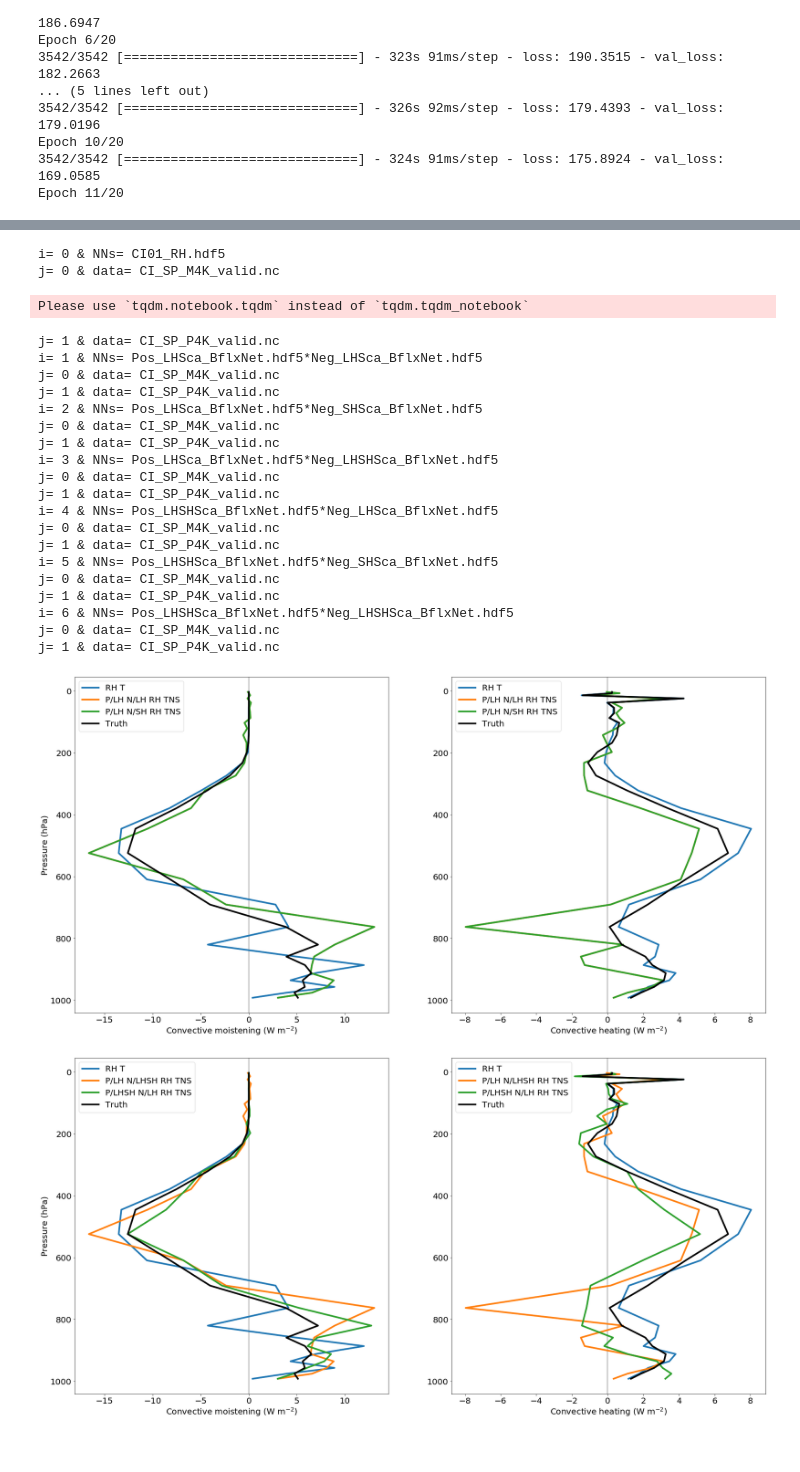
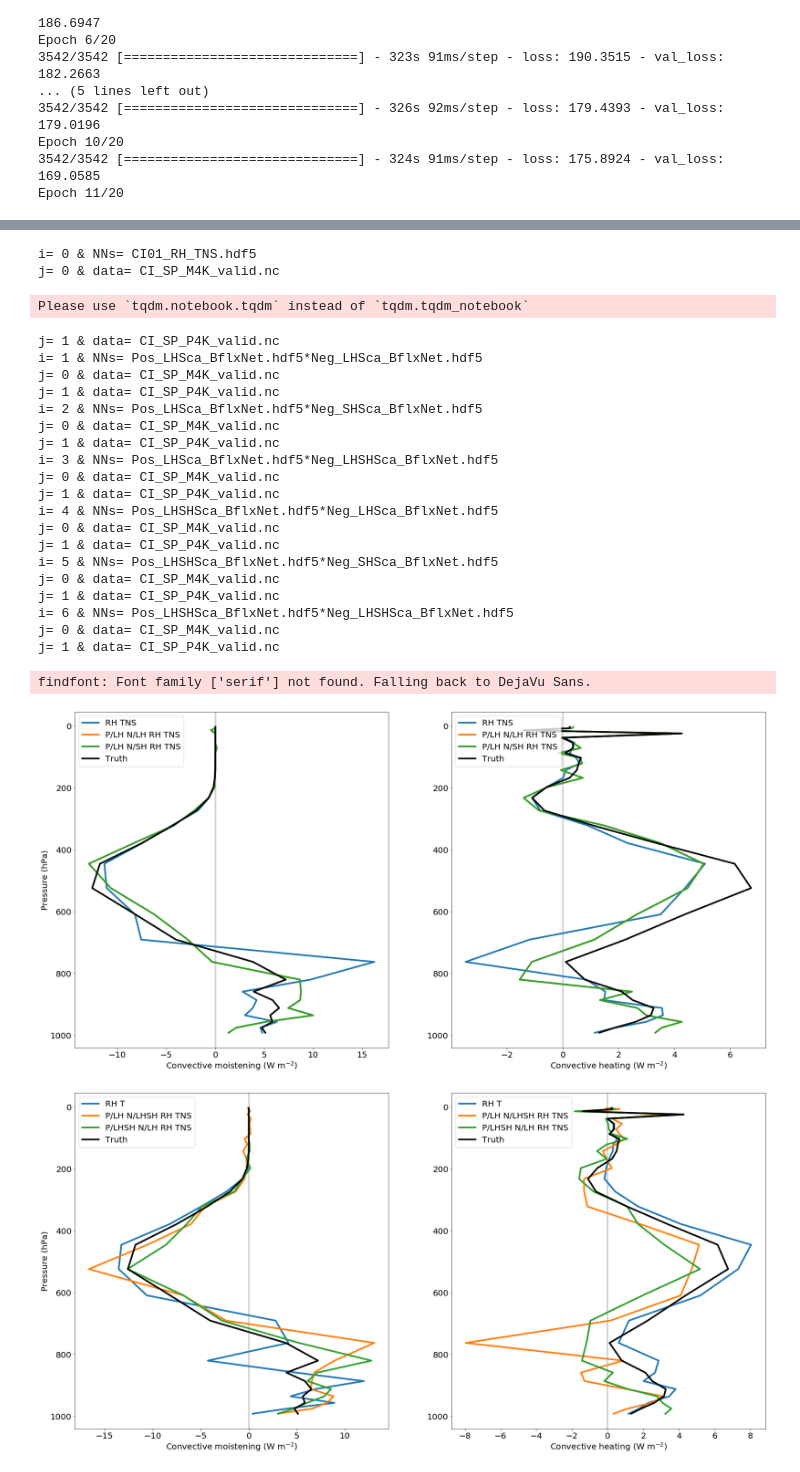
Before and after one commit to pandasambit15/CBRAIN-CAM, a Jupyter notebook: notebooks/ankitesh_devlog/BflxNet.ipynb, the cells around one changed output, grey strips where cells are left out. Cells and saved outputs as stored; diff of their text form; code cells hidden in the pictures.

```diff
--- a/notebooks/ankitesh_devlog/BflxNet.ipynb
+++ b/notebooks/ankitesh_devlog/BflxNet.ipynb
@@ -793,13 +793,13 @@ def load_combined_model(path_pos,path_neg,dict_lay,config_fn, data_fn,nlat=64, n
 path_HDF5 = '/oasis/scratch/comet/ankitesh/temp_project/models/BflxNet/' # Path to NN weights
 config_file = 'CI_SP_M4K_CONFIG.yml' # Configuration file
 data_file = ['CI_SP_M4K_valid.nc','CI_SP_P4K_valid.nc'] # Validation/test data sets
-NNarray = ['CI01_RH.hdf5', 'Pos_LHSca_BflxNet.hdf5*Neg_LHSca_BflxNet.hdf5',
+NNarray = ['CI01_RH_TNS.hdf5', 'Pos_LHSca_BflxNet.hdf5*Neg_LHSca_BflxNet.hdf5',
           'Pos_LHSca_BflxNet.hdf5*Neg_SHSca_BflxNet.hdf5',
           'Pos_LHSca_BflxNet.hdf5*Neg_LHSHSca_BflxNet.hdf5',
           'Pos_LHSHSca_BflxNet.hdf5*Neg_LHSca_BflxNet.hdf5',
           'Pos_LHSHSca_BflxNet.hdf5*Neg_SHSca_BflxNet.hdf5',
           'Pos_LHSHSca_BflxNet.hdf5*Neg_LHSHSca_BflxNet.hdf5'] # NN to evaluate
-NNname = ['RH T', 'P/LH N/LH RH TNS','P/LH N/SH RH TNS','P/LH N/LHSH RH TNS',
+NNname = ['RH TNS', 'P/LH N/LH RH TNS','P/LH N/SH RH TNS','P/LH N/LHSH RH TNS',
          'P/LHSH N/LH RH TNS','P/LHSH N/SH RH TNS','P/LHSH N/LHSH RH TNS'] # Name of NNs for plotting
 dict_lay = {'SurRadLayer':SurRadLayer,'MassConsLayer':MassConsLayer,'EntConsLayer':EntConsLayer,
             'QV2RH':QV2RH,'T2TmTNS':T2TmTNS,'eliq':eliq,'eice':eice,'esat':esat,'qv':qv,'RH':RH,
@@ -890,7 +875,7 @@ for i,NNs in enumerate(NNarray):
                                                                  reshape_ngeo(truth[:,ind_field])[lat_ind,:,:,np.newaxis]),
                                                                 axis=3)
 # %% [output]
-i= 0 & NNs= CI01_RH.hdf5
+i= 0 & NNs= CI01_RH_TNS.hdf5
 j= 0 & data= CI_SP_M4K_valid.nc
 Please use `tqdm.notebook.tqdm` instead of `tqdm.tqdm_notebook`
 j= 1 & data= CI_SP_P4K_valid.nc
@@ -929,30 +914,31 @@ plt.close('all')
 # %%
 
 data = 'M4K_valid'
 plt.figure(figsize=(30,15))
 
 plt.subplot(1,2,1)
 plt.axvline(x=0,c='lightgray')
-NNarray = ['CI01_RH.hdf5', 'Pos_LHSca_BflxNet.hdf5*Neg_LHSca_BflxNet.hdf5','Pos_LHSca_BflxNet.hdf5*Neg_SHSca_BflxNet.hdf5']
-NNname = ['RH T', 'P/LH N/LH RH TNS','P/LH N/SH RH TNS']
+NNarray = ['CI01_RH_TNS.hdf5', 'Pos_LHSca_BflxNet.hdf5*Neg_LHSca_BflxNet.hdf5','Pos_LHSca_BflxNet.hdf5*Neg_SHSca_BflxNet.hdf5']
+NNname = ['RH TNS', 'P/LH N/LH RH TNS','P/LH N/SH RH TNS']
 for iNN,NNs in enumerate(NNarray):
     plt.plot(np.mean(diagno[NNs][data]['PHQ'],axis=(0,1,3)),lev,label=NNname[iNN])
 plt.plot(np.mean(diagno['truth'][data]['PHQ'],axis=(0,1,3)),lev,label='Truth',color='k')
 plt.legend(loc="upper left")
 plt.xlabel('Convective moistening ($\mathrm{W\ m^{-2}}$)')
 plt.ylabel('Pressure (hPa)')
 plt.gca().invert_yaxis()
 
 plt.subplot(1,2,2)
 plt.axvline(x=0,c='lightgray')
 for iNN,NNs in enumerate(NNarray):
     plt.plot(np.mean(diagno[NNs][data]['TPHYSTND'],axis=(0,1,3)),lev,label=NNname[iNN])
 plt.plot(np.mean(diagno['truth'][data]['TPHYSTND'],axis=(0,1,3)),lev,label='Truth',color='k')
 plt.legend(loc="upper left")
 plt.xlabel('Convective heating ($\mathrm{W\ m^{-2}}$)')
 plt.gca().invert_yaxis()
 # %% [output]
+findfont: Font family ['serif'] not found. Falling back to DejaVu Sans.
-[figure, old version]
+[figure, new version]
 # %%
 data = 'M4K_valid'
 plt.figure(figsize=(30,15))
```
Also changed, not shown: parts of 25 cells of this notebook.
